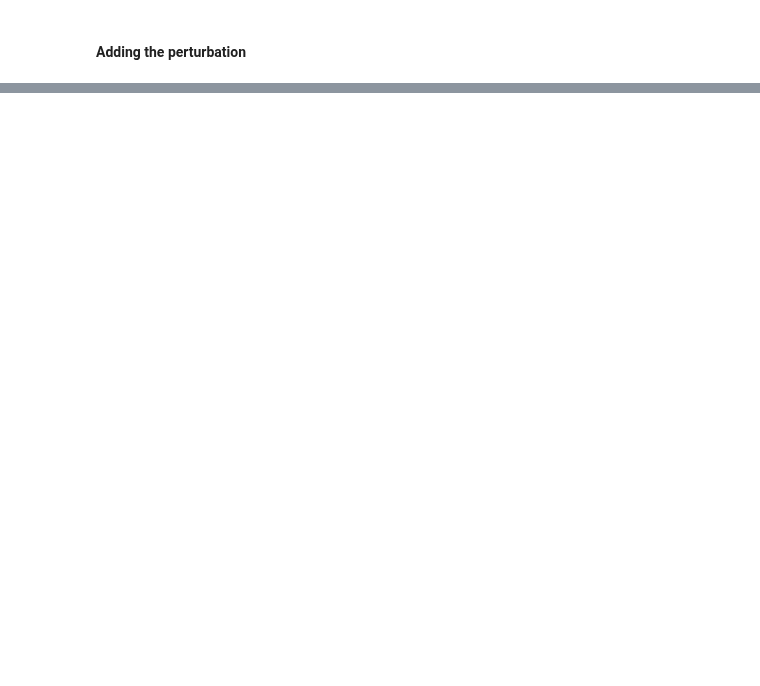
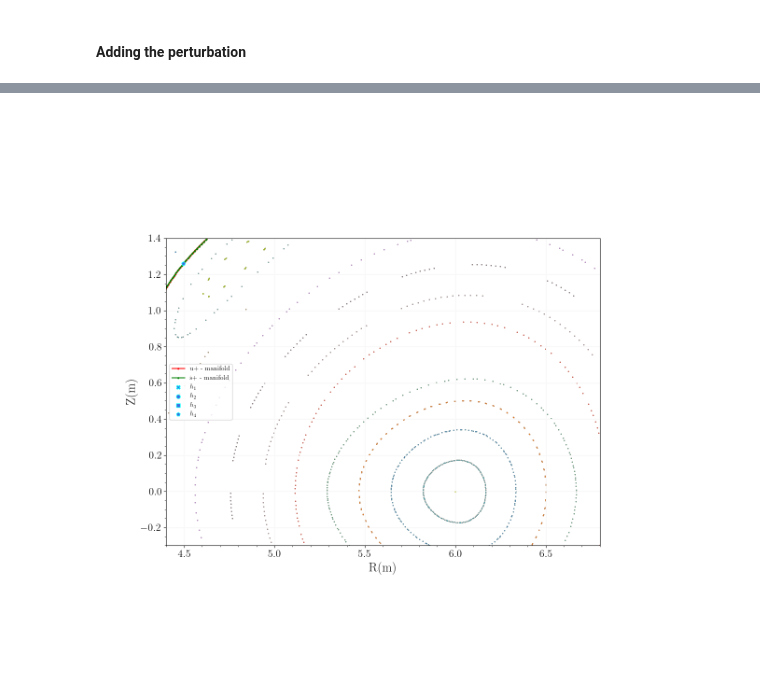
Before and after one commit to Akitzu/masterthesis, a Jupyter notebook: runs/squared-3-2/unperturbed.ipynb, the cells around one changed output, grey strips where cells are left out. Cells and saved outputs as stored; diff of their text form; code cells hidden in the pictures; blank space fills up the shorter version.

```diff
--- a/runs/squared-3-2/unperturbed.ipynb
+++ b/runs/squared-3-2/unperturbed.ipynb
@@ -167,9 +243,11 @@ for i, clinic in enumerate(manifold.clinics):
     ax_perturbed.scatter(hu_i[0,:], hu_i[1,:], marker=marker[i], color="royalblue", edgecolor='cyan', zorder=10, label=f'$h_{i+1}$')
 # %%
 fig_perturbed.set_size_inches(12, 12)
-ax_perturbed.set_xlim(4.4, 6.8)
-ax_perturbed.set_ylim(-0.3, 1.4)
+# ax_perturbed.set_xlim(4.4, 6.8)
+# ax_perturbed.set_ylim(-0.3, 1.4)
 ax_perturbed.legend()
 display(fig_perturbed.canvas)
+# %% [output]
+[figure, added]
 # %%
 manifold.resonance_area()
```
Also changed, not shown: parts of 20 cells of this notebook, 4 other files.
